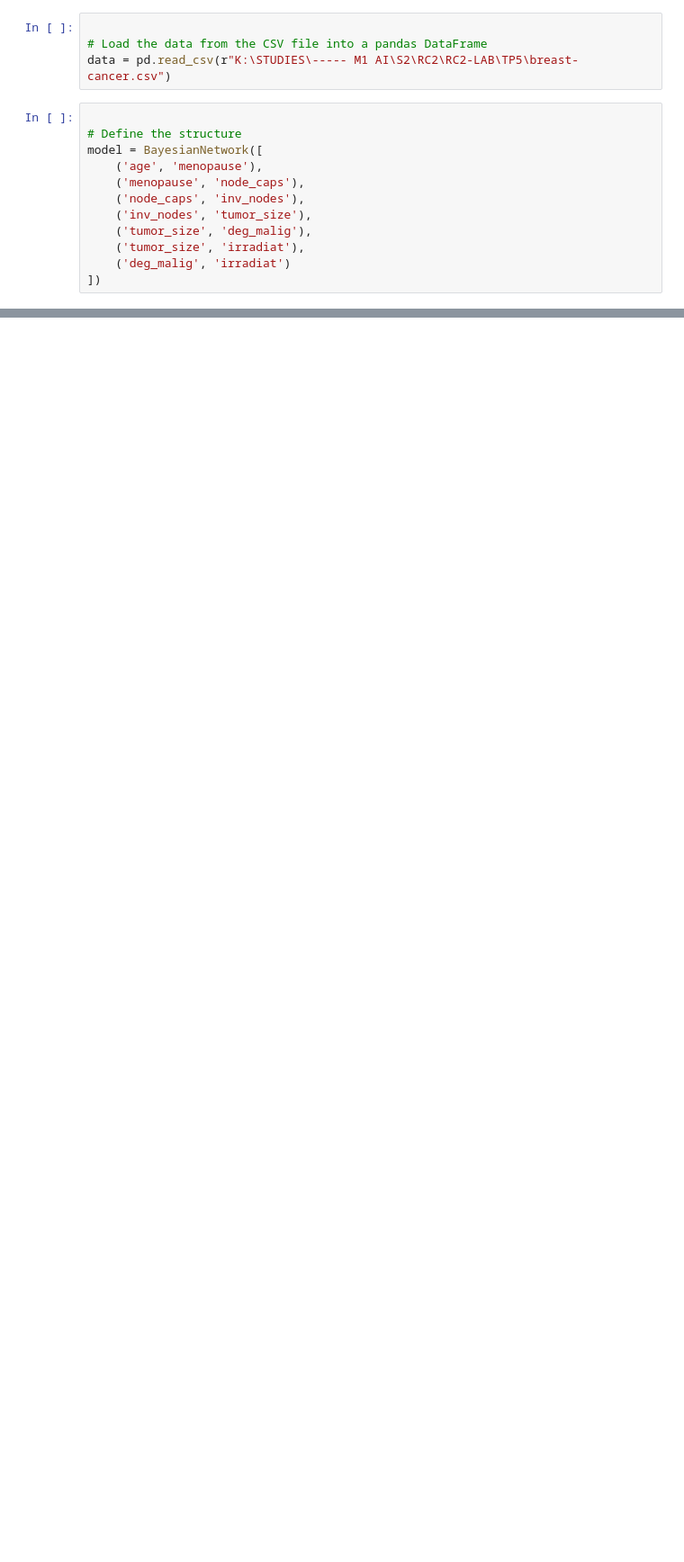
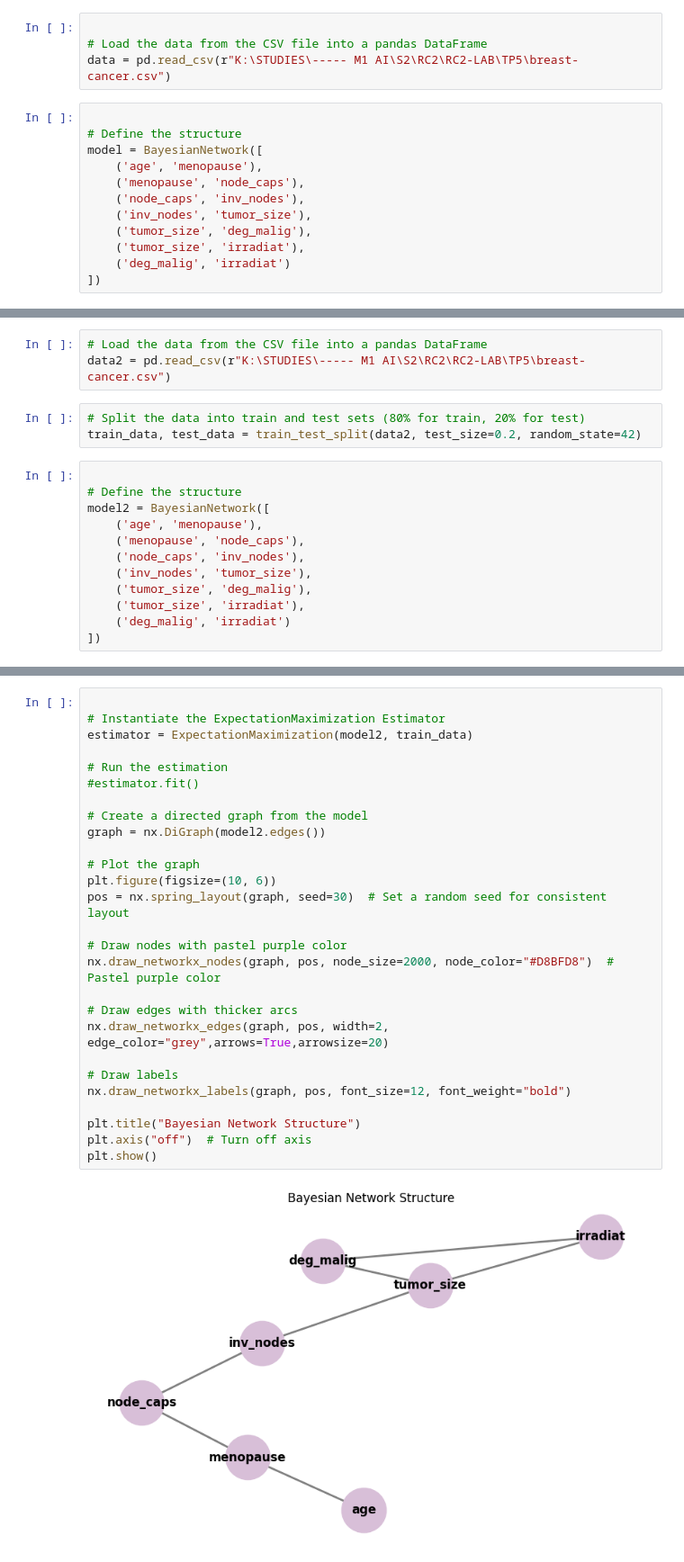
Before and after one commit to elaaatif/Bayesian-Network-Case-Study-in-the-Medical-Field-Breast-Cancer-Diagnosis, a Jupyter notebook: BC-BN-EM.IPYNB, the cells around one changed output, grey strips where cells are left out. Shown: that part at 90% size. Drawn from its saved outputs; the diff is of its cells as text; blank space fills up the shorter version.

```diff
--- a/BC-BN-EM.IPYNB
+++ b/BC-BN-EM.IPYNB
@@ -69,0 +66,18 @@ CPD for node: tumor_size
+# %%
+# Load the data from the CSV file into a pandas DataFrame
+data2 = pd.read_csv(r"K:\STUDIES\----- M1 AI\S2\RC2\RC2-LAB\TP5\breast-cancer.csv")
+# %%
+# Split the data into train and test sets (80% for train, 20% for test)
+train_data, test_data = train_test_split(data2, test_size=0.2, random_state=42)
+# %%
+
+# Define the structure
+model2 = BayesianNetwork([
+    ('age', 'menopause'),
+    ('menopause', 'node_caps'),
+    ('node_caps', 'inv_nodes'),
+    ('inv_nodes', 'tumor_size'),
+    ('tumor_size', 'deg_malig'),
+    ('tumor_size', 'irradiat'),
+    ('deg_malig', 'irradiat')
+])
@@ -69,0 +136,29 @@ CPD for node: tumor_size
+# %%
+
+# Instantiate the ExpectationMaximization Estimator
+estimator = ExpectationMaximization(model2, train_data)
+
+# Run the estimation
+#estimator.fit()
+
+# Create a directed graph from the model
+graph = nx.DiGraph(model2.edges())
+
+# Plot the graph
+plt.figure(figsize=(10, 6))
+pos = nx.spring_layout(graph, seed=30)  # Set a random seed for consistent layout
+
+# Draw nodes with pastel purple color
+nx.draw_networkx_nodes(graph, pos, node_size=2000, node_color="#D8BFD8")  # Pastel purple color
+
+# Draw edges with thicker arcs
+nx.draw_networkx_edges(graph, pos, width=2, edge_color="grey",arrows=True,arrowsize=20)
+
+# Draw labels
+nx.draw_networkx_labels(graph, pos, font_size=12, font_weight="bold")
+
+plt.title("Bayesian Network Structure")
+plt.axis("off")  # Turn off axis
+plt.show()
+# %% [output]
+[figure, added]
```
Also changed, not shown: parts of 17 cells of this notebook.
